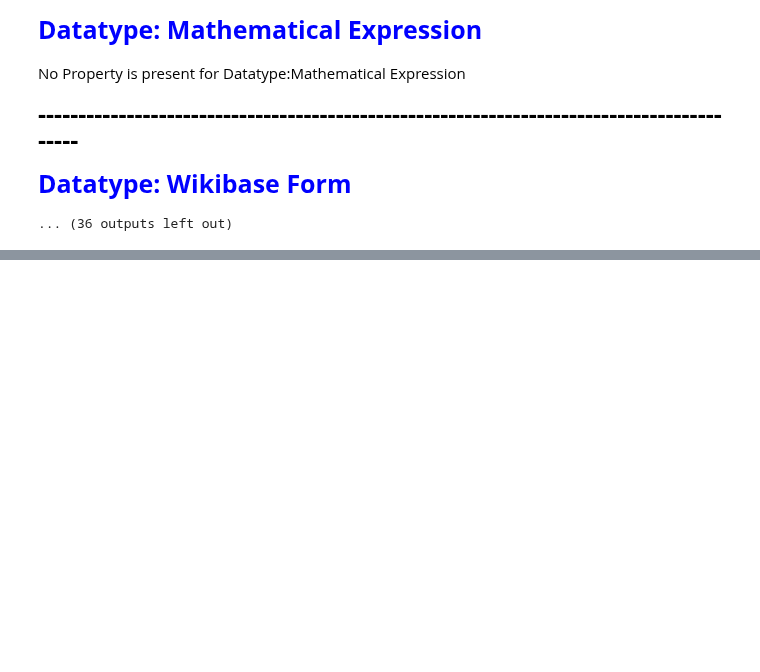
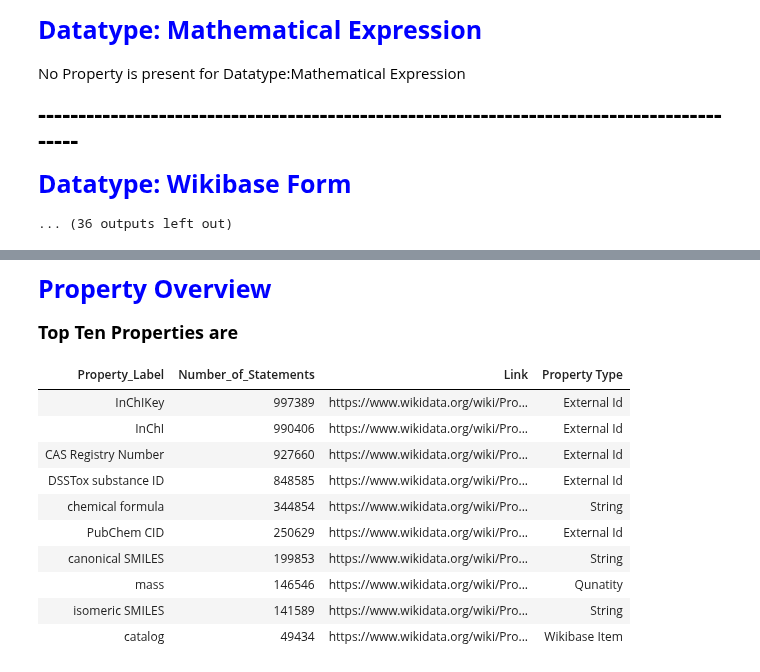
Before and after one commit to usc-isi-i2/kgtk, a Jupyter notebook: examples/Example_10_Wikidata_Subgraph_Statistics.ipynb, the cells around one changed output, grey strips where cells are left out. Drawn from its saved outputs; the diff is of its cells as text; code cells hidden in the pictures; blank space fills up the shorter version.

```diff
--- a/examples/Example_10_Wikidata_Subgraph_Statistics.ipynb
+++ b/examples/Example_10_Wikidata_Subgraph_Statistics.ipynb
@@ -530,0 +643,46 @@ Class: Diacylglycerophosphocholine
+# %%
+try:
+    printmd('Property Overview','blue')
+    types = [
+            ("property_summary_time","Time"),
+            ("property_summary_wikibase_item", "Wikibase Item"),
+            ("property_summary_math","Math"),
+            ("property_summary_wikibase_form", "Wikibase Form"),
+            ("property_summary_quantity", "Qunatity"),
+            ("property_summary_string", "String"),
+            ("property_summary_external_id","External Id"),
+            ("property_summary_commonsMedia","Common Media"),
+            ("property_summary_globe_coordinate", "Globe Coordinate"),
+            ("property_summary_monolingualtext","Monolingual text"),
+            ("property_summary_musical_notation", "Musical Notation"),
+            ("property_summary_geo_shape", "Geo Shape"),
+            ("property_summary_url",  "URL")
+        ]
+    df_all_prop = pd.DataFrame([],columns=["Property_Label","Number_of_Statements","Link"])
+    for type_, type_name in types:
+        df_temp = pd.read_csv(os.path.join(os.getenv('OVERVIEW_FOLDER'),os.getenv(type_)),delimiter='\t')
+        df_temp["Property Type"] = type_name
+        df_all_prop = pd.concat([df_all_prop,df_temp])
+        df_all_prop = df_all_prop.sort_values("Number_of_Statements",ascending=False).reset_index()
+        del df_all_prop['index']
+        del df_all_prop["Unnamed: 0"]
+    df_all_prop = df_all_prop[df_all_prop["Property_Label"]!="Other Properties"]
+    printmd("Top Ten Properties are ",'black',size=18)
+    display(HTML(df_all_prop[:10].to_html(index=False)))
+    df_all_prop.to_csv(os.path.join(os.getenv('PROPERTY_OVERVIEW'),"Top_Ten_Properties"),sep='\t')
+except Exception as e:
+    display(e)
+# %% [output]
+Property Overview
+Top Ten Properties are
+| Property_Label | Number_of_Statements | Link | Property Type |
+| InChIKey | 997389 | https://www.wikidata.org/wiki/Pro... | External Id |
+| InChI | 990406 | https://www.wikidata.org/wiki/Pro... | External Id |
+| CAS Registry Number | 927660 | https://www.wikidata.org/wiki/Pro... | External Id |
+| DSSTox substance ID | 848585 | https://www.wikidata.org/wiki/Pro... | External Id |
+| chemical formula | 344854 | https://www.wikidata.org/wiki/Pro... | String |
+| PubChem CID | 250629 | https://www.wikidata.org/wiki/Pro... | External Id |
+| canonical SMILES | 199853 | https://www.wikidata.org/wiki/Pro... | String |
+| mass | 146546 | https://www.wikidata.org/wiki/Pro... | Qunatity |
+| isomeric SMILES | 141589 | https://www.wikidata.org/wiki/Pro... | String |
+| catalog | 49434 | https://www.wikidata.org/wiki/Pro... | Wikibase Item |
```
Also changed, not shown: parts of 8 cells of this notebook.
